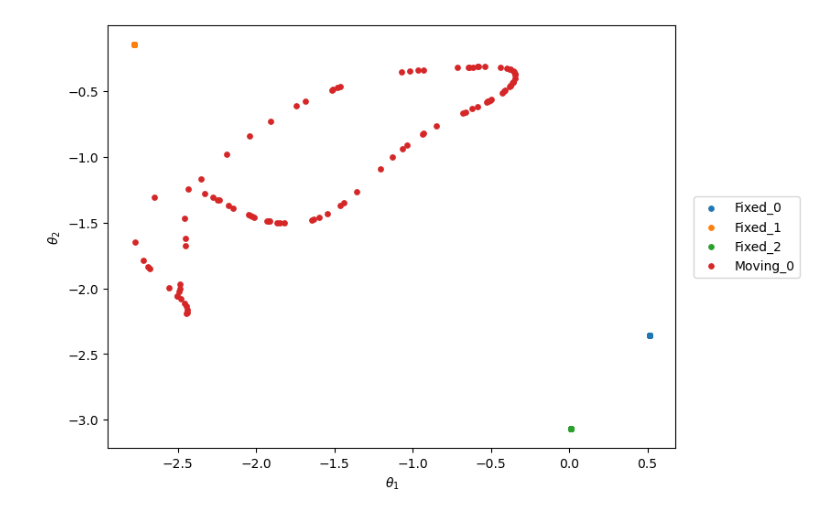
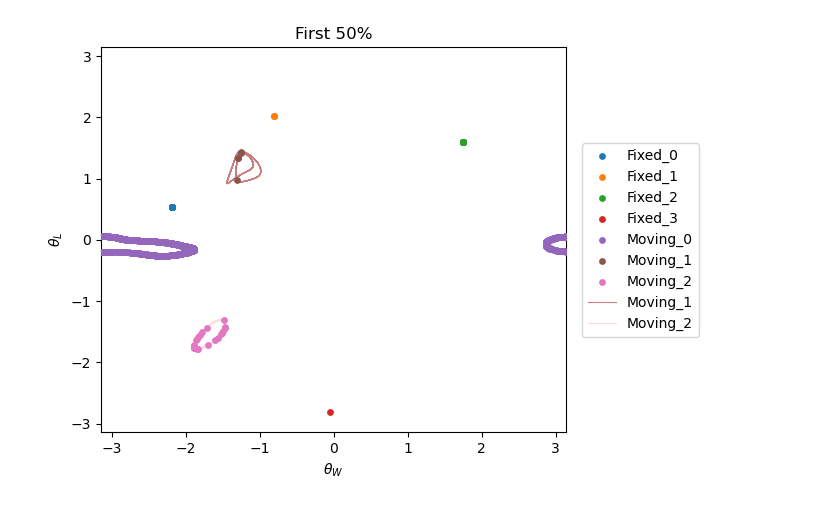
Before and after one commit to Marindevandijk/Thesis-clean, a Jupyter notebook: notebook_exploratory/Analyse_endpoints.ipynb, the cells around one changed output. Saved outputs shown, nothing was run; the diff lists cells and outputs as text; code cells hidden in the pictures.

```diff
--- a/notebook_exploratory/Analyse_endpoints.ipynb
+++ b/notebook_exploratory/Analyse_endpoints.ipynb
@@ -71,33 +592,86 @@ def classify_fixed_and_loops(df, eps_loop=1.0, min_samples_loop=1, force_tol=1e-
 
 ## exp 2
 exp_id =20
-result_first = analyze_endpoints_file(f"../Results_new/Exp_{exp_id}_fight2/Endpoints_exp{exp_id}_fight1_first_half.csv")
-result_last = analyze_endpoints_file(f"../Results_new/Exp_{exp_id}_fight2/Endpoints_exp{exp_id}_fight1_last_half.csv")
+#result_first = analyze_endpoints_file(f"../Results_new/Exp_{exp_id}_fight2/Endpoints_exp{exp_id}_fight1_first_half.csv")
+#result_last = analyze_endpoints_file(f"../Results_new/Exp_{exp_id}_fight2/Endpoints_exp{exp_id}_fight1_last_half.csv")
 
-classified_first = classify_fixed_and_loops(result_first,eps_loop=1.0,min_samples_loop=1,force_tol=1e-3)
-classified_last = classify_fixed_and_loops(result_last,eps_loop=1.0,min_samples_loop=1,force_tol=1e-3)
-classified_first.to_csv(f'../Results_new/Exp_{exp_id}_fight2/Classified_first.csv')
-classified_last.to_csv(f'../Results_new/Exp_{exp_id}_fight2/Classified_last.csv')
+Results_first_all = analyze_endpoints_file(f"../Results_new/All_fightbouts_ordered/Endpoints_first_half.csv")
+Results_last_all = analyze_endpoints_file(f"../Results_new/All_fightbouts_ordered/Endpoints_last_half.csv")
 
-plt.figure(figsize=(8,6))
+classified_first = classify_fixed_and_loops(Results_first_all,eps_loop=1.0,min_samples_loop=1,force_tol=1e-3)
+classified_last = classify_fixed_and_loops(Results_last_all,eps_loop=1.0,min_samples_loop=1,force_tol=1e-3)
+classified_first.to_csv(f'../Results_new/All_fightbouts_ordered/Classified_first.csv')
+classified_last.to_csv(f'../Results_new/All_fightbouts_ordered/Classified_last.csv')
+
+data = np.load("../Results_new/All_fightbouts_ordered/endpoint_3000_trajs_first_half.npz")
+last_trajs = data["last_trajs"]
+startpoints = data["startpoints"]
+endpoints = data["endpoints"]
+
+df = classify_fixed_and_loops(analyze_endpoints_file(f"../Results_new/All_fightbouts_ordered/Endpoints_first_half.csv"))
+df = df.reset_index(drop=True)
+
+moving1_df = df[df["attractor_id"] == "Moving_1"].reset_index(drop=True)
+matched_indices = []
+for _, row in moving1_df.iterrows():
+    sp = np.array([row["d0"], row["theta10"], row["theta20"]])
+    dists = np.linalg.norm(startpoints - sp, axis=1)
+    best = np.argmin(dists)
+    print(f"df startpoint: {np.round(sp,3)} | npz match: {np.round(startpoints[best],3)} | dist: {dists[best]:.4f}")
+    matched_indices.append(best)
+fig, ax = plt.subplots(figsize=(6, 5))
 
 for name, g in classified_first.groupby("attractor_id"):
-    plt.scatter(g["theta1_final"], g["theta2_final"], s=15, label=name)
+    ax.scatter(g["theta1_final"], g["theta2_final"], s=15, label=name, zorder=3)
 
-plt.xlabel(r"$\theta_1$")
-plt.ylabel(r"$\theta_2$")
-plt.legend(loc="center left", bbox_to_anchor=(1.02, 0.5))
-plt.savefig(f'../Results_new/Exp_{exp_id}_fight2/Clustered_endpoints_first.png',bbox_inches="tight")
+
+target_colors = {"Moving_1": "brown", "Moving_2": "pink"}
+for target in ["Moving_1", "Moving_2"]:
+    target_df = df[df["attractor_id"] == target].reset_index(drop=True)
+    indices = []
+    if len(target_df) == 0:
+        continue
+    row = target_df.iloc[0]
+    sp = np.array([row["d0"], row["theta10"], row["theta20"]])
+    best = np.argmin(np.linalg.norm(startpoints - sp, axis=1))
+
+    traj = last_trajs[best]
+    first_valid = np.argmax(np.isfinite(traj[:, 0]))
+    t1 = wrap_pi(traj[first_valid:, 1])
+    t2 = wrap_pi(traj[first_valid:, 2])
+    ax.plot(t1, t2, alpha=0.6, linewidth=0.8, color=target_colors[target], label=target)
+
+ax.set_xlabel(r"$\theta_W$")
+ax.set_ylabel(r"$\theta_L$")
+ax.legend(loc="center left", bbox_to_anchor=(1.02, 0.5))
+ax.set_xlim(-np.pi, np.pi)
+ax.set_ylim(-np.pi, np.pi)
+ax.set_title('First 50%')
+fig.savefig(f'../Results_new/All_fightbouts_ordered/Clustered_endpoints_first.png', bbox_inches="tight")
+
+#plt.savefig(f'../Results_new/All_fightbouts_ordered/Clustered_endpoints_first.png', bbox_inches="tight")
 plt.show()
 
-plt.figure(figsize=(8,6))
+#plt.xlabel(r"$\theta_1$")
+#plt.ylabel(r"$\theta_2$")
+#plt.legend(loc="center left", bbox_to_anchor=(1.02, 0.5))
+#plt.xlim(-np.pi,np.pi)
+#plt.ylim(-np.pi,np.pi)
+#plt.title('First 50%')
+#plt.savefig(f'../Results_new/All_fightbouts_ordered/Clustered_endpoints_first.png',bbox_inches="tight")
+#plt.show()
+
+plt.figure(figsize=(6,5))
 
 for name, g in classified_last.groupby("attractor_id"):
     plt.scatter(g["theta1_final"], g["theta2_final"], s=15, label=name)
 
-plt.xlabel(r"$\theta_1$")
-plt.ylabel(r"$\theta_2$")
+plt.xlabel(r"$\theta_W$")
+plt.ylabel(r"$\theta_L$")
+plt.xlim(-np.pi,np.pi)
+plt.ylim(-np.pi,np.pi)
+plt.title('Last 50%')
 plt.legend(loc="center left", bbox_to_anchor=(1.02, 0.5))
-plt.savefig(f'../Results_new/Exp_{exp_id}_fight2/Clustered_endpoints_last.png',bbox_inches="tight")
+plt.savefig(f'../Results_new/All_fightbouts_ordered/Clustered_endpoints_last.png',bbox_inches="tight")
 plt.show()
 # %% [output]
@@ -104 +683 @@ plt.show()
-[figure, old version]
+[figure, new version]
```
Also changed, not shown: parts of 21 cells of this notebook, 2 other files.
